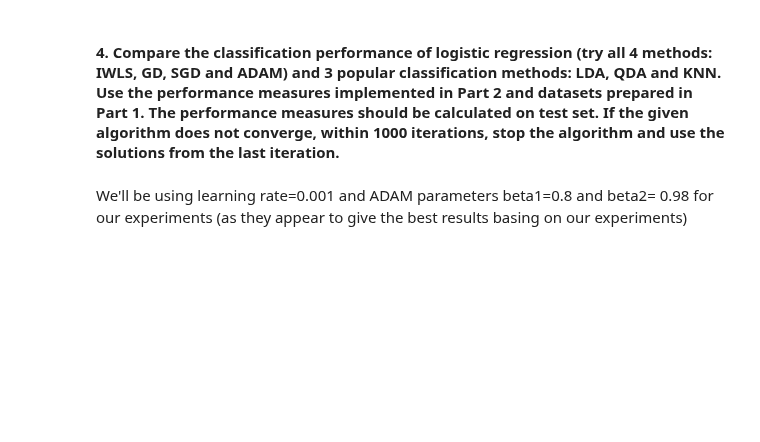
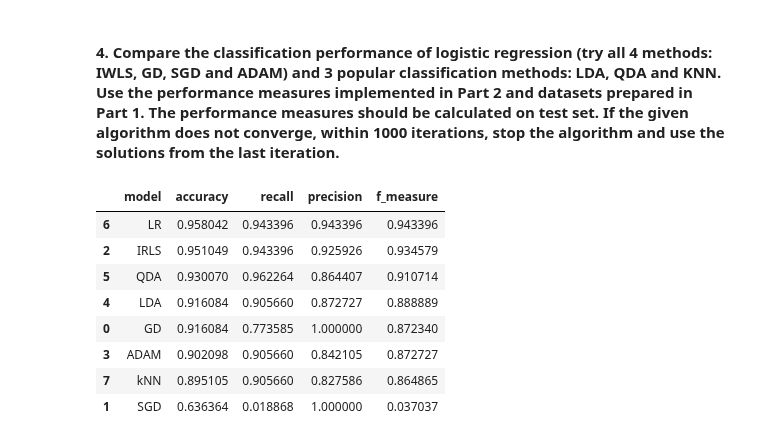
Before and after one commit to pawel99k/AML2022, a Jupyter notebook: Project1/Wdbc_experiments.ipynb, the cells around one changed output. Saved outputs shown, nothing was run; the diff lists cells and outputs as text; code cells hidden in the pictures; blank space fills up the shorter version.

```diff
--- a/Project1/Wdbc_experiments.ipynb
+++ b/Project1/Wdbc_experiments.ipynb
@@ -159,7 +147,5 @@ res_test_betas.sort_values(by=['accuracy','F_measure','recall','precision'],asce
 # %% [markdown]
 #### 4. Compare the classification performance of logistic regression (try all 4 methods: IWLS, GD, SGD and ADAM) and 3 popular classification methods: LDA, QDA and KNN. Use the performance measures implemented in Part 2 and datasets prepared in Part 1. The performance measures should be calculated on test set. If the given algorithm does not converge, within 1000 iterations, stop the algorithm and use the solutions from the last iteration.
-# %% [markdown]
-We'll be using learning rate=0.001 and ADAM parameters beta1=0.8 and beta2= 0.98 for our experiments (as they appear to give the best results basing on our experiments)
 # %%
 lr=0.001
 n_epochs=1000
@@ -167,10 +153,10 @@ models = {
     'GD': LogReg(optimization='Gradient Descent', learning_rate=lr, epochs=n_epochs, batch_size=32),
     'SGD': LogReg(optimization='Stochastic Gradient Descent', learning_rate=lr, epochs=n_epochs),
     'IRLS': LogReg(optimization='Iterative Reweighted Least Squares', epochs=n_epochs),
-    'ADAM': LogReg(optimization='Adaptive Moment Estimation', epochs=n_epochs, learning_rate=lr, beta_1=0.8,
-                   beta_2=0.98, epsilon=1e-8),
+    'ADAM': LogReg(optimization='Adaptive Moment Estimation', epochs=n_epochs, learning_rate=1e-3, beta_1=0.75,
+                   beta_2=0.99, epsilon=1e-8),
     'LDA': LinearDiscriminantAnalysis(),
     'QDA': QuadraticDiscriminantAnalysis(),
-    'LR': LogisticRegression(max_iter=1000),
+    'LR': LogisticRegression(max_iter=n_epochs),
     'kNN': KNeighborsClassifier()
 }
@@ -179,0 +163,15 @@ res_final.sort_values(by=['accuracy','f_measure','recall','precision'],ascending
+# %%
+res_final=experiments.final_comparisson(X_train, y_train,
+                                        X_test,y_test,
+                                        models)
+res_final.sort_values(by=['accuracy','f_measure','recall','precision'],ascending=False)
+# %% [output]
+|  | model | accuracy | recall | precision | f_measure |
+| 6 | LR | 0.958042 | 0.943396 | 0.943396 | 0.943396 |
+| 2 | IRLS | 0.951049 | 0.943396 | 0.925926 | 0.934579 |
+| 5 | QDA | 0.930070 | 0.962264 | 0.864407 | 0.910714 |
+| 4 | LDA | 0.916084 | 0.905660 | 0.872727 | 0.888889 |
+| 0 | GD | 0.916084 | 0.773585 | 1.000000 | 0.872340 |
+| 3 | ADAM | 0.902098 | 0.905660 | 0.842105 | 0.872727 |
+| 7 | kNN | 0.895105 | 0.905660 | 0.827586 | 0.864865 |
+| 1 | SGD | 0.636364 | 0.018868 | 1.000000 | 0.037037 |
```
Also changed, not shown: parts of 14 cells of this notebook, 5 other files.
